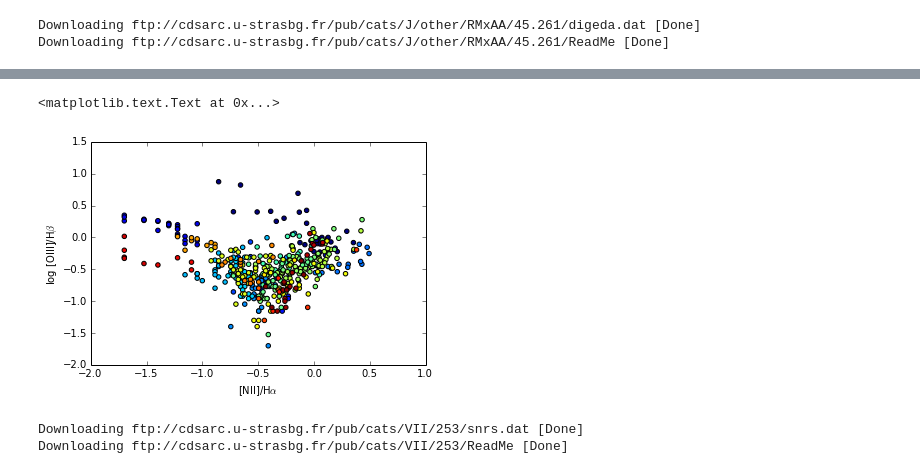
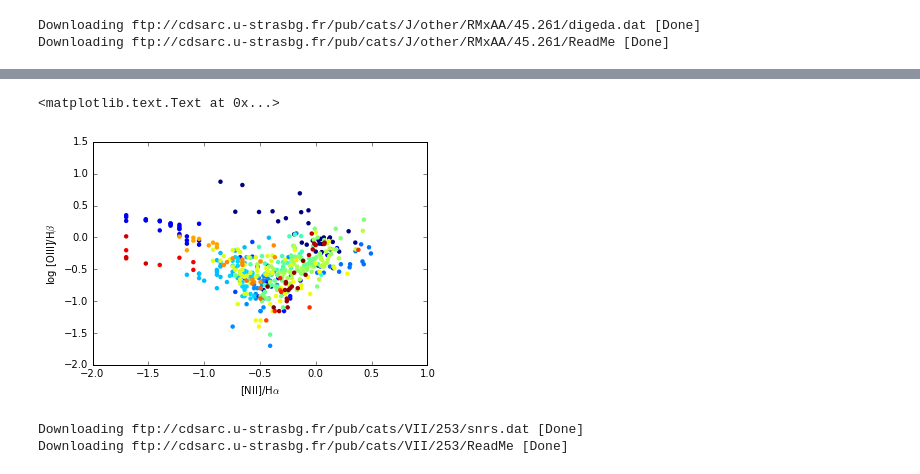
Before and after one commit to Morisset/Python-lectures-Notebooks, a Jupyter notebook: Notebooks/Using_astropy.ipynb, the cells around one changed output, grey strips where cells are left out. Saved outputs shown, nothing was run; the diff lists cells and outputs as text; code cells hidden in the pictures.

```diff
--- a/Notebooks/Using_astropy.ipynb
+++ b/Notebooks/Using_astropy.ipynb
@@ -632,10 +689,10 @@ t.show_in_browser(jsviewer=True)
 # %%
-plt.scatter(np.log10(t['I6583']), np.log10(t['I5007']), c=t['RefN'])
+plt.scatter(np.log10(t['I6583']), np.log10(t['I5007']), c=t['RefN'], edgecolor='None')
 plt.xlabel(r'[NII]/H$\alpha$')
 plt.ylabel(r'log [OIII]/H$\beta$')
 # %% [output]
 <matplotlib.text.Text at 0x...>
-[figure, old version]
+[figure, new version]
 # %%
 t = Table.read("ftp://cdsarc.u-strasbg.fr/pub/cats/VII/253/snrs.dat",
 readme="ftp://cdsarc.u-strasbg.fr/pub/cats/VII/253/ReadMe",
```
Also changed, not shown: parts of 45 cells of this notebook, 20 other files.
